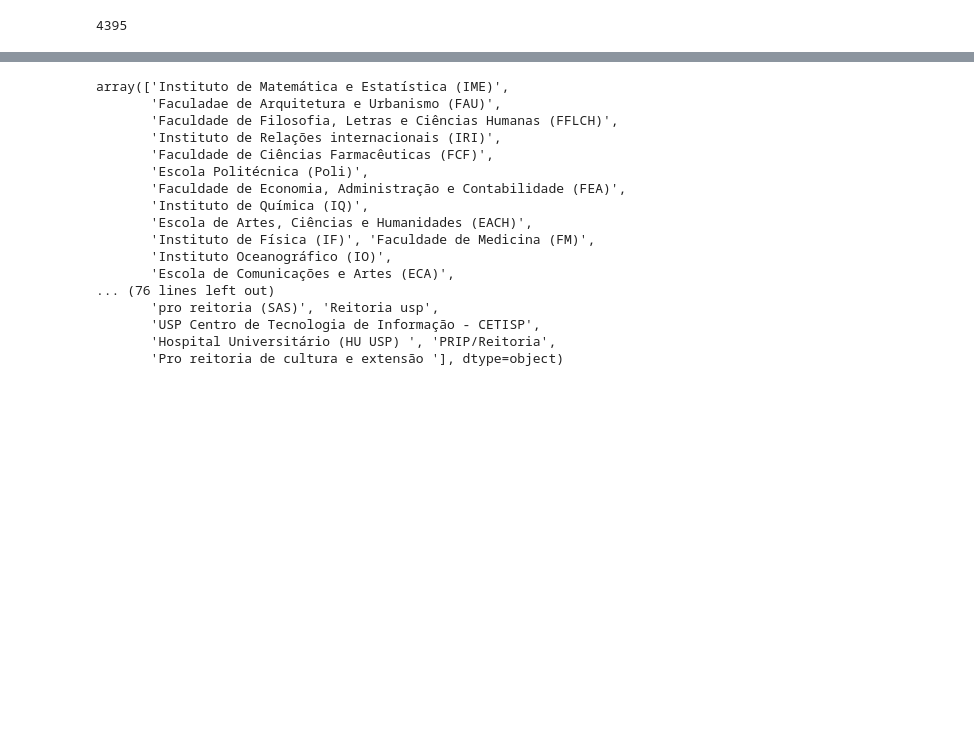
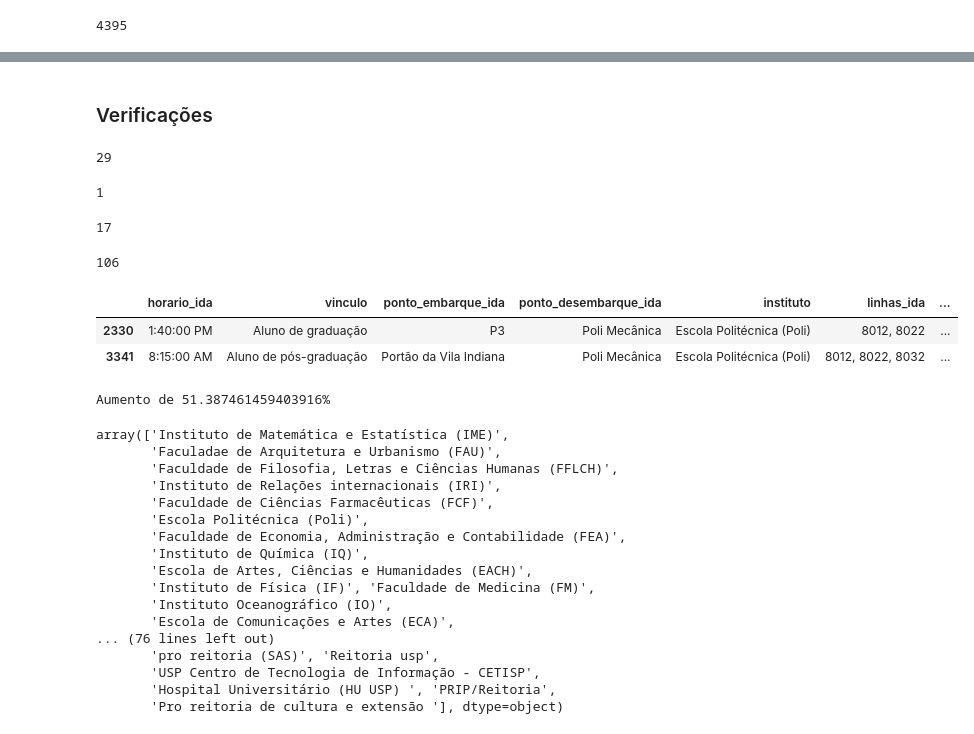
Before and after one commit to Circulares-USP/Crawler, a Jupyter notebook: import_demand.ipynb, the cells around one changed output, grey strips where cells are left out. Drawn from its saved outputs; the diff is of its cells as text; code cells hidden in the pictures; blank space fills up the shorter version.

Commit message:
Adiciona algumas verificações e corrige escolha aleatória
Signed-off-by: Jose Lucas Silva Mayer <josemayer@usp.br>

```diff
--- a/import_demand.ipynb
+++ b/import_demand.ipynb
@@ -205,6 +205,65 @@ pesquisa.head()
 | 138 | Aluno de graduação | Instituto de Matemática e Estatís... | True | 8012, 8032 | Estação Butantã | FEA | ... |
 | 139 | Aluno de pós-graduação | Faculdade de Filosofia, Letras e ... | True | 8012 | PTREM | Geografia/História | ... |
 | 140 | Aluno de graduação | Instituto de Relações internacion... | False | NaN | NaN | NaN | ... |
+# %% [markdown]
+### Verificações
+# %%
+# Verifica quantas pessoas que saem do P3 e vão para o Fau II
+pesquisa_emb_des_ida = pesquisa[['ponto_embarque_ida', 'ponto_desembarque_ida']]
+pesquisa_emb_des_ida = pesquisa_emb_des_ida[pesquisa_emb_des_ida['ponto_embarque_ida'] == 'P3']
+pesquisa_emb_des_ida = pesquisa_emb_des_ida[pesquisa_emb_des_ida['ponto_desembarque_ida'] == 'FAU II']
+len(pesquisa_emb_des_ida)
+# %% [output]
+29
+# %%
+# Verifica quantas pessoas que saem do P3 e vão para o Fau I
+pesquisa_emb_des_ida = pesquisa[['ponto_embarque_ida', 'ponto_desembarque_ida']]
+pesquisa_emb_des_ida = pesquisa_emb_des_ida[pesquisa_emb_des_ida['ponto_embarque_ida'] == 'P3']
+pesquisa_emb_des_ida = pesquisa_emb_des_ida[pesquisa_emb_des_ida['ponto_desembarque_ida'] == 'FAU I']
+len(pesquisa_emb_des_ida)
+# %% [output]
+1
+# %%
+# Verifica quantas pessoas que saem do P3 e vão para o P3
+pesquisa_emb_des_ida = pesquisa[['ponto_embarque_ida', 'ponto_desembarque_ida']]
+pesquisa_emb_des_ida = pesquisa_emb_des_ida[pesquisa_emb_des_ida['ponto_embarque_ida'] == 'P3']
+pesquisa_emb_des_ida = pesquisa_emb_des_ida[pesquisa_emb_des_ida['ponto_desembarque_ida'] == 'P3']
+len(pesquisa_emb_des_ida)
+# %% [output]
+17
+# %%
+# Verifica quantas pessoas que saem do P3 e vão para o P3
+pesquisa_emb_des_ida = pesquisa[['ponto_embarque_ida', 'ponto_desembarque_ida']]
+pesquisa_emb_des_ida = pesquisa_emb_des_ida[pesquisa_emb_des_ida['ponto_embarque_ida'] == 'Estação Butantã']
+pesquisa_emb_des_ida = pesquisa_emb_des_ida[pesquisa_emb_des_ida['ponto_desembarque_ida'] == 'Estação Butantã']
+len(pesquisa_emb_des_ida)
+# %% [output]
+106
+# %%
+# Verifica a situação de números iguais na poli mecânica
+pesquisa_filtered_mec = pesquisa[['horario_ida', 'vinculo', 'ponto_embarque_ida', 'ponto_desembarque_ida', 'instituto', 'linhas_ida', 'utiliza_circular_ida']]
+pesquisa_filtered_mec = pesquisa_filtered_mec[pesquisa_filtered_mec['ponto_embarque_ida'].isin(['P3', 'Portão da Vila Indiana'])]
+pesquisa_filtered_mec = pesquisa_filtered_mec[pesquisa_filtered_mec['instituto'] == 'Escola Politécnica (Poli)']
+pesquisa_filtered_mec = pesquisa_filtered_mec[pesquisa_filtered_mec['ponto_desembarque_ida'] == 'Poli Mecânica']
+pesquisa_filtered_mec
+# %% [output]
+|  | horario_ida | vinculo | ponto_embarque_ida | ponto_desembarque_ida | instituto | linhas_ida | ... |
+| 2330 | 1:40:00 PM | Aluno de graduação | P3 | Poli Mecânica | Escola Politécnica (Poli) | 8012, 8022 | ... |
+| 3341 | 8:15:00 AM | Aluno de pós-graduação | Portão da Vila Indiana | Poli Mecânica | Escola Politécnica (Poli) | 8012, 8022, 8032 | ... |
+# %%
+# Verifica o aumento de cerca de 1000 alunos na ida do butantã de manhã
+pesquisa_filtered_mec = pesquisa[['horario_ida', 'vinculo', 'ponto_embarque_ida', 'utiliza_circular_ida']]
+pesquisa_filtered_mec = pesquisa_filtered_mec[pesquisa_filtered_mec['ponto_embarque_ida'].isin(['Estação Butantã', 'PTREM'])]
+pesquisa_filtered_mec = pesquisa_filtered_mec[pesquisa_filtered_mec['vinculo'].isin(['Aluno de graduação', 'Aluno de pós-graduação'])]
+pesquisa_filtered_mec = pesquisa_filtered_mec[pesquisa_filtered_mec['utiliza_circular_ida']]
+pesquisa_filtered_mec_6_as_8 = pesquisa_filtered_mec['6:30:00 AM' <= pesquisa_filtered_mec['horario_ida']]
+pesquisa_filtered_mec_6_as_8 = pesquisa_filtered_mec_6_as_8[pesquisa_filtered_mec_6_as_8['horario_ida'] <= '8:30:00 AM']
+pesquisa_filtered_mec_7_as_8 = pesquisa_filtered_mec['7:30:00 AM' <= pesquisa_filtered_mec['horario_ida']]
+pesquisa_filtered_mec_7_as_8 = pesquisa_filtered_mec_7_as_8[pesquisa_filtered_mec_7_as_8['horario_ida'] <= '8:30:00 AM']
+aumento = (len(pesquisa_filtered_mec_6_as_8)/len(pesquisa_filtered_mec_7_as_8) - 1)*100
+print('Aumento de ' + str(aumento) + '%')
+# %% [output]
+Aumento de 51.387461459403916%
 # %%
 pesquisa['instituto'].unique()
 # %% [output]
```
Also changed, not shown: parts of 24 cells of this notebook.
